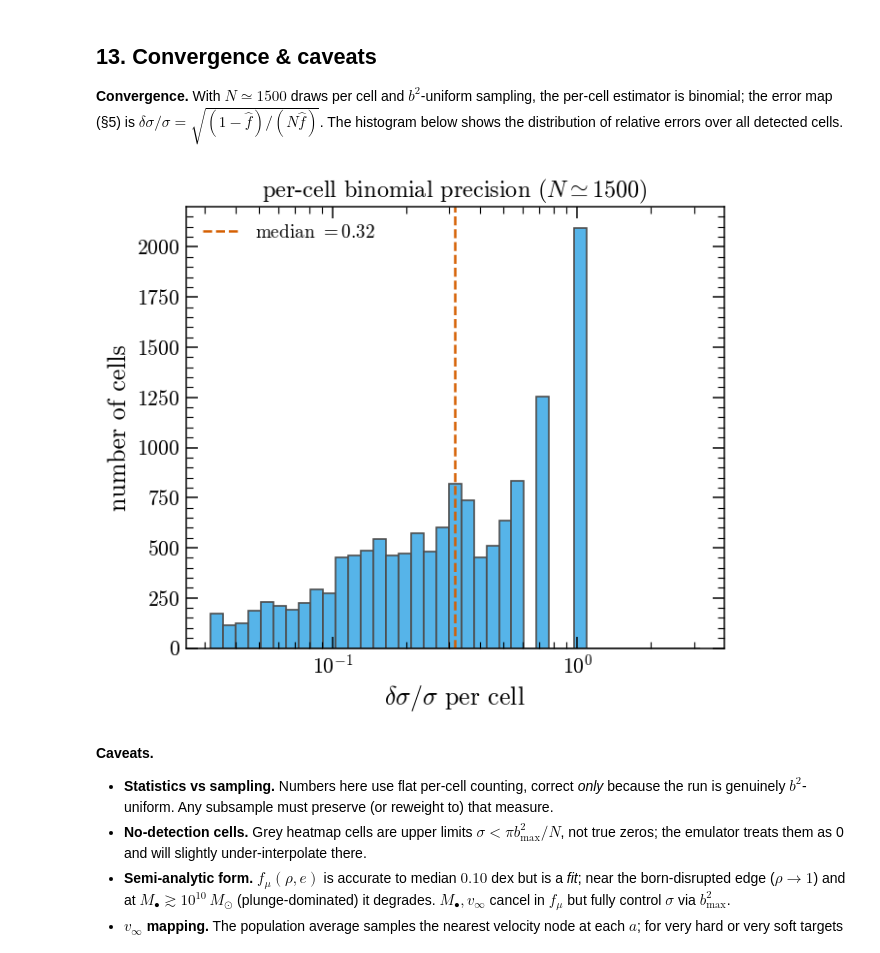
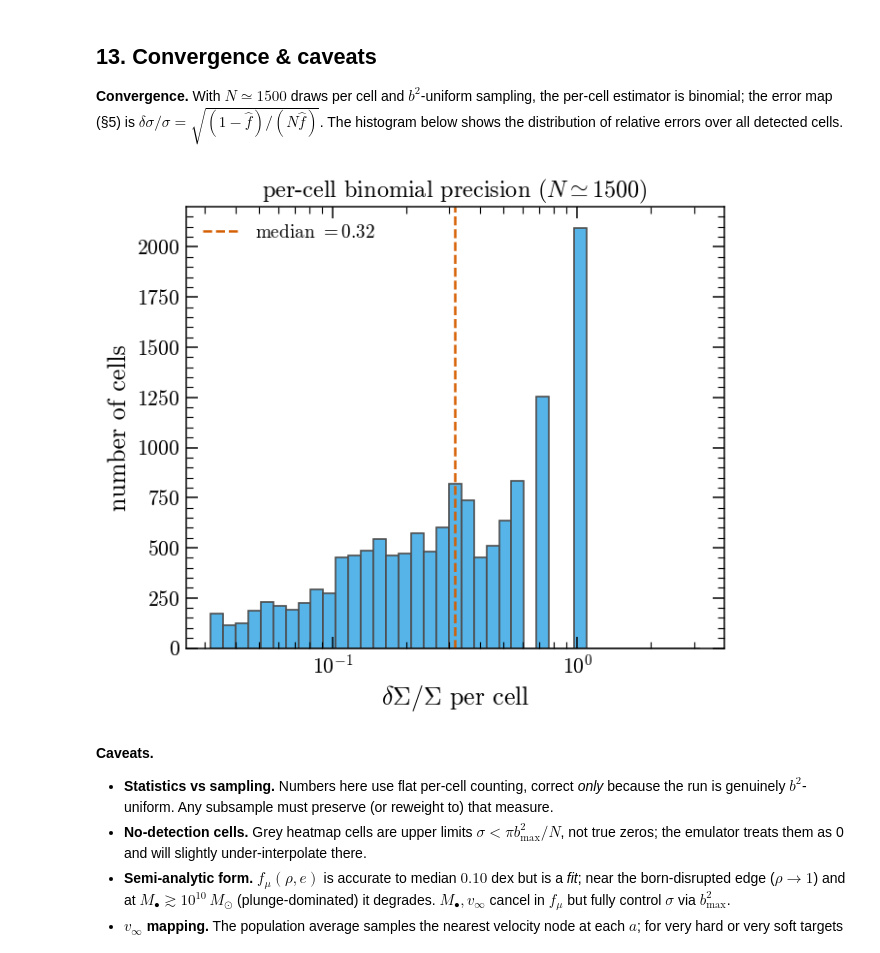
Before and after one commit to Kkritos/smbh-binary, a Jupyter notebook: analysis/bhstar_mutde/notebooks/analyze_mutde_cross_sections.ipynb, the cells around one changed output. Drawn from its saved outputs; the diff is of its cells as text; code cells hidden in the pictures.

```diff
--- a/analysis/bhstar_mutde/notebooks/analyze_mutde_cross_sections.ipynb
+++ b/analysis/bhstar_mutde/notebooks/analyze_mutde_cross_sections.ipynb
@@ -323,7 +323,7 @@ for t,aa in enumerate(agrid[::3]):
     ax[0].plot(Mgrid[good], s[good], "-", color=c, lw=1.6, label=fr"$a={aa:g}$ AU")
     ax[0].fill_between(Mgrid[good], (s-d)[good], (s+d)[good], color=c, alpha=0.2, lw=0)
 style_axes(ax[0], logx=True, logy=True); log_axis_dex(ax[0].xaxis)
-ax[0].set_xlabel(r"$M_\bullet\;[M_\odot]$"); ax[0].set_ylabel(r"$\sigma_\mu\;[{\rm pc}^2]$")
+ax[0].set_xlabel(r"$M_\bullet\;[M_\odot]$"); ax[0].set_ylabel(r"$\Sigma_\mu\;[{\rm pc}^2]$")
 ax[0].set_title(r"$e=0.5$, hard binary"); ax[0].legend(frameon=False, ncol=1, fontsize=9)
 # right: sigma vs e at fixed a=0.3, hard, several M
 ja = ia[round(0.3,5)]
@@ -333,7 +333,7 @@ for t,mm in enumerate(Mgrid[2::4]):
     ax[1].plot(egrid[good], s[good], "-", color=c, lw=1.6, label=fr"$M_\bullet=10^{{{np.log10(mm):.1f}}}$")
     ax[1].fill_between(egrid[good], (s-d)[good], (s+d)[good], color=c, alpha=0.2, lw=0)
 style_axes(ax[1], logy=True)
-ax[1].set_xlabel(r"$e_{\rm bin}$"); ax[1].set_ylabel(r"$\sigma_\mu\;[{\rm pc}^2]$")
+ax[1].set_xlabel(r"$e_{\rm bin}$"); ax[1].set_ylabel(r"$\Sigma_\mu\;[{\rm pc}^2]$")
 ax[1].set_title(r"$a=0.3$ AU, hard binary"); ax[1].legend(frameon=False, fontsize=9)
 fig.tight_layout()
 fig.savefig("mutde_cuts.png", bbox_inches="tight"); fig.savefig("mutde_cuts.pdf", bbox_inches="tight")
@@ -533,15 +533,15 @@ for p,(ev,lab) in enumerate([(0.0, r"$e=0$"), (0.9, r"$e=0.9$")]):
     ax[p].set_xscale("log"); ax[p].set_yscale("log"); log_axis_dex(ax[p].xaxis); log_axis_dex(ax[p].yaxis)
     ax[p].set_xlim(1e1,1e10); ax[p].set_ylim(0.03,30)
     ax[p].set_xlabel(r"$M_\bullet\;[M_\odot]$"); ax[p].set_ylabel(r"$a_{\rm bin}\;[{\rm AU}]$")
-    ax[p].set_title(lab + rf",  $\sigma\propto M^{{{pM:.2f}}}a^{{{qa:.2f}}}$")
+    ax[p].set_title(lab + rf",  $\Sigma\propto M^{{{pM:.2f}}}a^{{{qa:.2f}}}$")
     ax[p].set_box_aspect(PANEL_ASPECT); whiten_ticks(ax[p])
 from matplotlib.lines import Line2D
 ax[0].legend([Line2D([],[],color="white",lw=1.0),
               Line2D([],[],color=OI["vermillion"],ls="--",lw=1.6),
               Line2D([],[],color=OI["skyblue"],ls=":",lw=2.0)],
-             [r"iso-$\sigma_\mu$ (formula)", r"$a\propto M^{-2/3}$ (naive)", r"measured iso-$\sigma$ (per panel)"],
+             [r"iso-$\Sigma_\mu$ (formula)", r"$a\propto M^{-2/3}$ (naive)", r"measured iso-$\Sigma$ (per panel)"],
              fontsize=8.5, loc="lower left", framealpha=0.92)
-cb = fig.colorbar(im, ax=ax, fraction=0.025, pad=0.02); cb.set_label(r"$\log_{10}[\sigma_\mu/{\rm pc}^2]$"); whiten_cbar(cb)
+cb = fig.colorbar(im, ax=ax, fraction=0.025, pad=0.02); cb.set_label(r"$\log_{10}[\Sigma_\mu/{\rm pc}^2]$"); whiten_cbar(cb)
 fig.savefig("mutde_isosigma.png", bbox_inches="tight"); fig.savefig("mutde_isosigma.pdf", bbox_inches="tight")
 print(f"iso-sigma slope (formula): e=0 -> {_exponents(0.0)[2]:.2f},  e=0.9 -> {_exponents(0.9)[2]:.2f}   (naive -0.67)")
 plt.show()
@@ -857,7 +857,7 @@ for reg in REGIMES:
     gf = np.isfinite(sf)&(sf>0)
     ax[0].plot(Ms[gf], sf[gf], "-", lw=1.4, color=REG_COL[reg], alpha=0.8)
 style_axes(ax[0], logx=True, logy=True); log_axis_dex(ax[0].xaxis)
-ax[0].set_xlabel(r"$M_\bullet\;[M_\odot]$"); ax[0].set_ylabel(r"$\langle\sigma_\mu\rangle\;[{\rm pc}^2]$")
+ax[0].set_xlabel(r"$M_\bullet\;[M_\odot]$"); ax[0].set_ylabel(r"$\langle\Sigma_\mu\rangle\;[{\rm pc}^2]$")
 ax[0].set_title(r"$v_\infty=30$ km/s  (pts: sim, line: formula)"); ax[0].legend(frameon=False)
 
 vs = np.logspace(np.log10(3), np.log10(300), 18)
@@ -870,7 +870,7 @@ for reg in REGIMES:
 vg = np.logspace(np.log10(20),np.log10(300),50)
 ax[1].plot(vg, 3e-3*(vg/20.0)**-4, "k--", lw=1, label=r"$\propto v^{-4}$")
 style_axes(ax[1], logx=True, logy=True)
-ax[1].set_xlabel(r"$v_\infty\;[{\rm km/s}]$"); ax[1].set_ylabel(r"$\langle\sigma_\mu\rangle\;[{\rm pc}^2]$")
+ax[1].set_xlabel(r"$v_\infty\;[{\rm km/s}]$"); ax[1].set_ylabel(r"$\langle\Sigma_\mu\rangle\;[{\rm pc}^2]$")
 ax[1].set_title(r"$M_\bullet=10^6\,M_\odot$"); ax[1].legend(frameon=False)
 fig.tight_layout(); fig.savefig("sigma_pae.png", bbox_inches="tight"); fig.savefig("sigma_pae.pdf", bbox_inches="tight")
 plt.show()
@@ -1109,17 +1109,17 @@ below shows the distribution of relative errors over all detected cells.
 # %%
 fig, ax = plt.subplots(figsize=(6.4, 5.0))
 with np.errstate(divide="ignore", invalid="ignore"):
     rel_all = (dsig_pc2/sig_pc2)[fhat>0]
 ax.hist(rel_all[np.isfinite(rel_all)], bins=np.logspace(-1.5,0.5,40), color=OI["skyblue"], edgecolor="0.3")
-style_axes(ax, logx=True); ax.set_xlabel(r"$\delta\sigma/\sigma$ per cell"); ax.set_ylabel("number of cells")
+style_axes(ax, logx=True); ax.set_xlabel(r"$\delta\Sigma/\Sigma$ per cell"); ax.set_ylabel("number of cells")
 ax.set_title(r"per-cell binomial precision ($N\simeq1500$)")
 med = np.nanmedian(rel_all[np.isfinite(rel_all)])
 ax.axvline(med, color=OI["vermillion"], ls="--", lw=1.5, label=fr"median $={med:.2f}$")
 ax.legend(frameon=False)
 fig.tight_layout(); fig.savefig("convergence.png", bbox_inches="tight"); fig.savefig("convergence.pdf", bbox_inches="tight")
 plt.show()
 # %% [output]
-[figure, old version]
+[figure, new version]
 # %% [markdown]
 **Caveats.**
 - **Statistics vs sampling.** Numbers here use flat per-cell counting, correct *only* because the run
```
Also changed, not shown: parts of 6 cells of this notebook, 25 other files.
